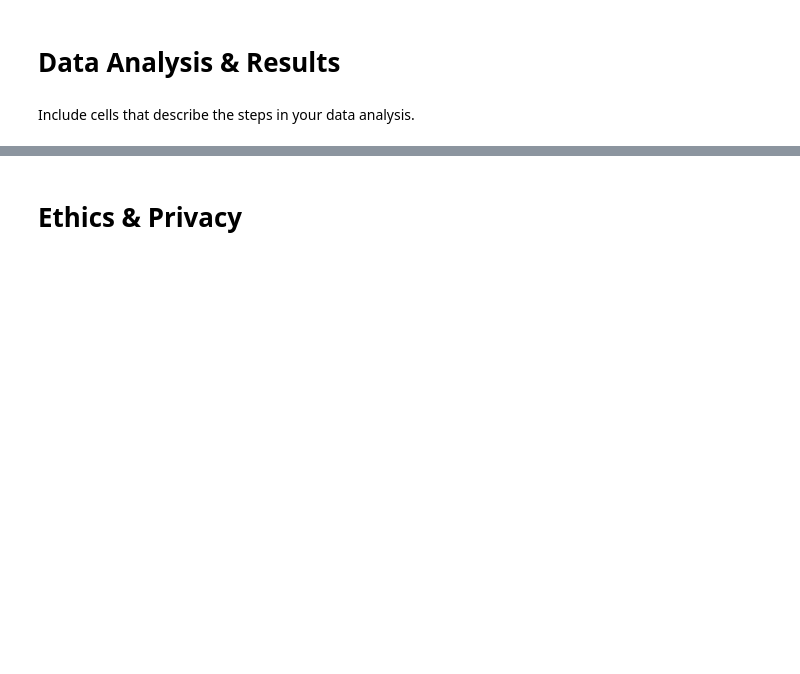
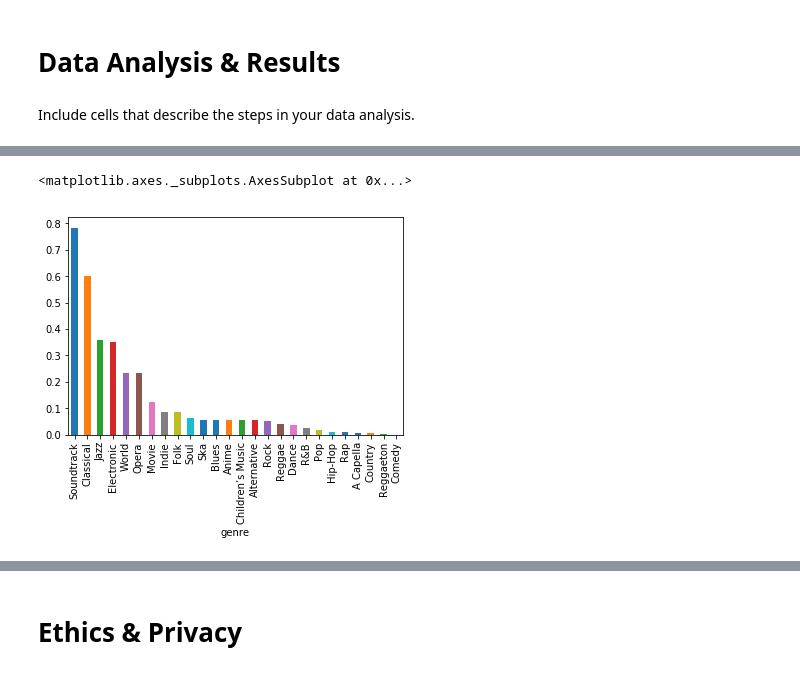
Before and after one commit to jamesjaeyu/SpotifyGenreAnalysis, a Jupyter notebook: FinalProject_group88.ipynb, the cells around one changed output, grey strips where cells are left out. Cells and saved outputs as stored; diff of their text form; code cells hidden in the pictures; blank space fills up the shorter version.

```diff
--- a/FinalProject_group88.ipynb
+++ b/FinalProject_group88.ipynb
@@ -167,0 +234,9 @@ Include cells that describe the steps in your data analysis.
+# %%
+# Plot average instrumentalness across genres
+instrumentalness_means = df.groupby(['genre']).mean().sort_values(by='instrumentalness', ascending=False)
+instrumentalness_means['genre'] = instrumentalness_means.index
+instrumentalness_means = instrumentalness_means['instrumentalness']
+instrumentalness_means.plot.bar()
+# %% [output]
+<matplotlib.axes._subplots.AxesSubplot at 0x...>
+[figure, added]
```
Also changed, not shown: parts of 18 cells of this notebook.
